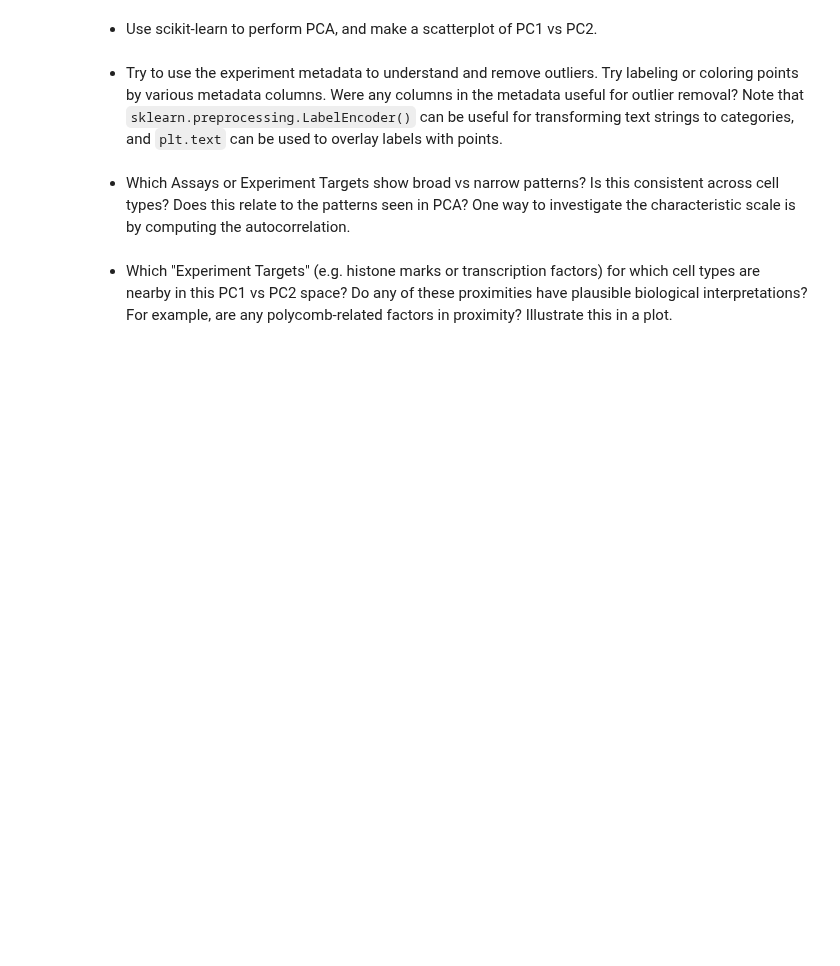
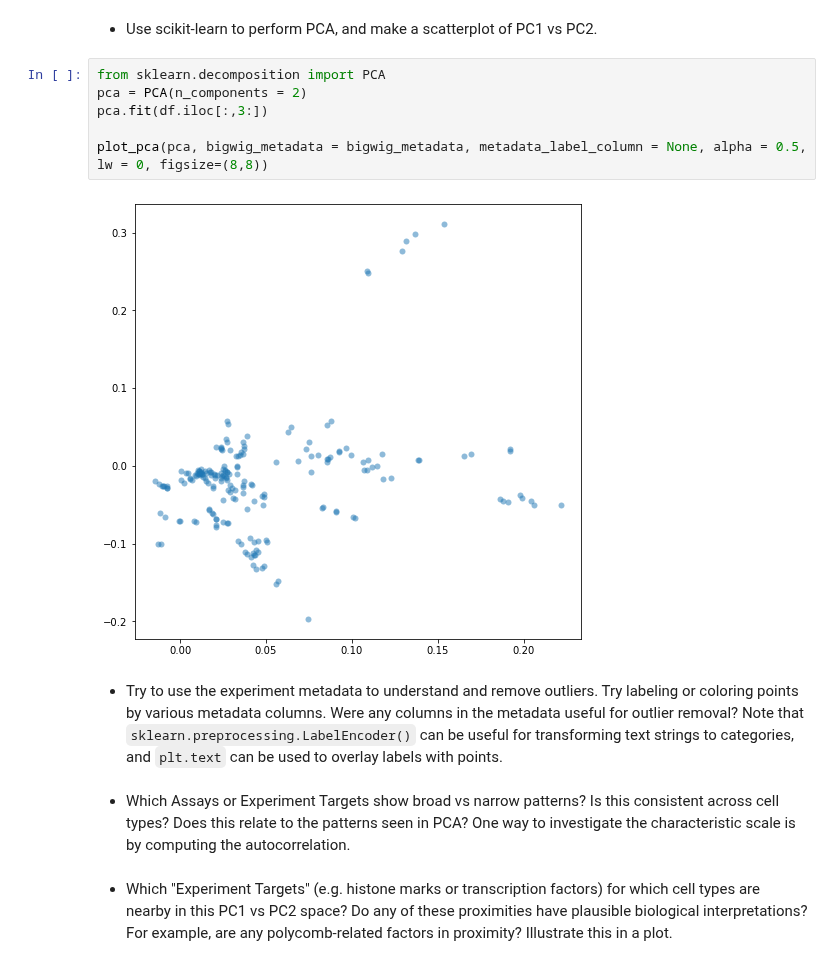
Before and after one commit to Fudenberg-Research-Group/qbio577_fall2022, a Jupyter notebook: encode-bigwig-eda.ipynb, the cells around one changed output. Drawn from its saved outputs; the diff is of its cells as text; blank space fills up the shorter version.

```diff
--- a/encode-bigwig-eda.ipynb
+++ b/encode-bigwig-eda.ipynb
@@ -54,5 +47,13 @@ NameError: name 'pd' is not defined
 # %% [markdown]
 - Use scikit-learn to perform PCA, and make a scatterplot of PC1 vs PC2.
+# %%
+from sklearn.decomposition import PCA
+pca = PCA(n_components = 2)
+pca.fit(df.iloc[:,3:])
+
+plot_pca(pca, bigwig_metadata = bigwig_metadata, metadata_label_column = None, alpha = 0.5, lw = 0, figsize=(8,8))
+# %% [output]
+[figure, added]
 # %% [markdown]
 - Try to use the experiment metadata to understand and remove outliers. Try labeling or coloring points by various metadata columns. Were any columns in the metadata useful for outlier removal? Note that `sklearn.preprocessing.LabelEncoder()` can be useful for transforming text strings to categories, and `plt.text` can be used to overlay labels with points.
 # %% [markdown]
```
Also changed, not shown: parts of 6 cells of this notebook.
